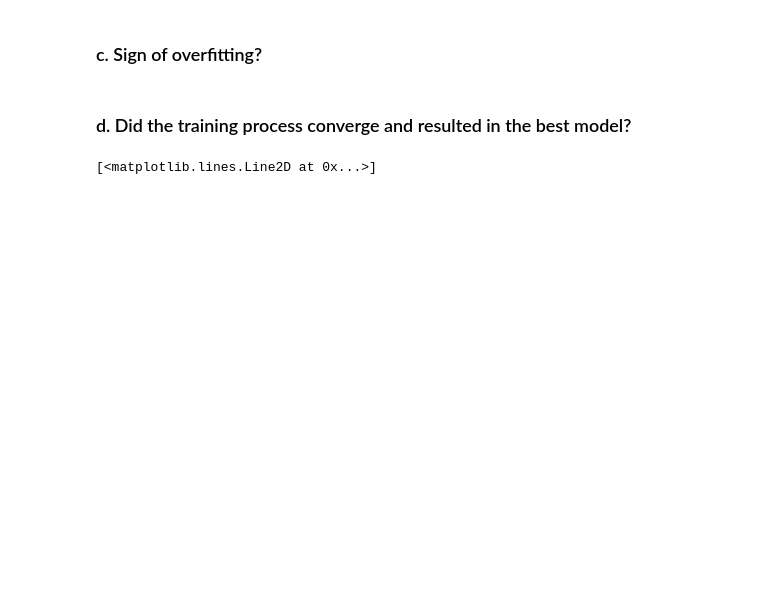
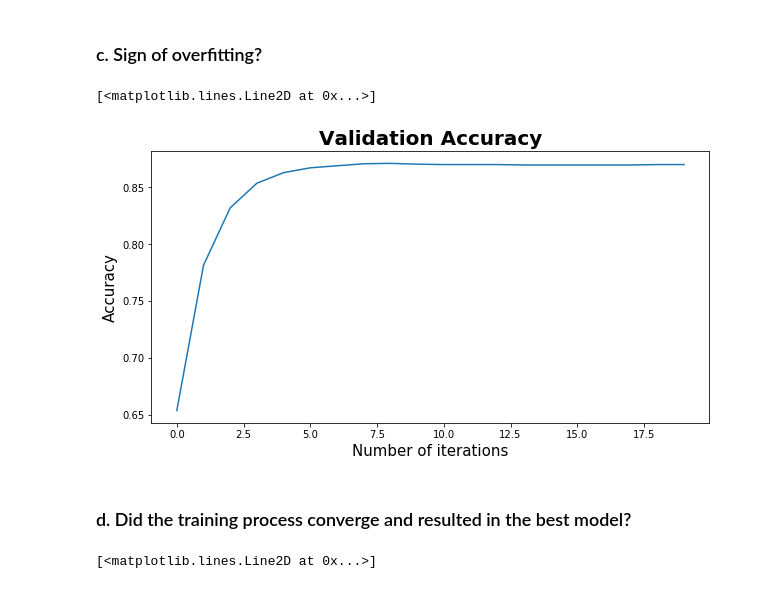
Before and after one commit to ChihchengHsieh/IFN645Assignment1, a Jupyter notebook: Assignment1.ipynb, the cells around one changed output. Drawn from its saved outputs; the diff is of its cells as text; code cells hidden in the pictures; blank space fills up the shorter version.

```diff
--- a/Assignment1.ipynb
+++ b/Assignment1.ipynb
@@ -788,11 +810,14 @@ Number of iterations it ran:  69
 # %% [markdown]
 ### c. Sign of overfitting?
 # %%
-# fig = plt.figure(figsize=(10, 5))
-# plt.ylabel('Accuracy',fontsize=15)
-# plt.xlabel('Number of iterations',fontsize=15)
-# plt.title('Validation Accuracy',fontsize=20,fontweight ="bold")
-# plt.plot(cv.best_estimator_.validation_scores_, label="Validation Accuracy")
+fig = plt.figure(figsize=(10, 5))
+plt.ylabel('Accuracy',fontsize=15)
+plt.xlabel('Number of iterations',fontsize=15)
+plt.title('Validation Accuracy',fontsize=20,fontweight ="bold")
+plt.plot(cv.best_estimator_.validation_scores_, label="Validation Accuracy")
+# %% [output]
+[<matplotlib.lines.Line2D at 0x...>]
+[figure, added]
 # %% [markdown]
 ### d. Did the training process converge and resulted in the best model?
 # %%
```
Also changed, not shown: parts of 33 cells of this notebook.
